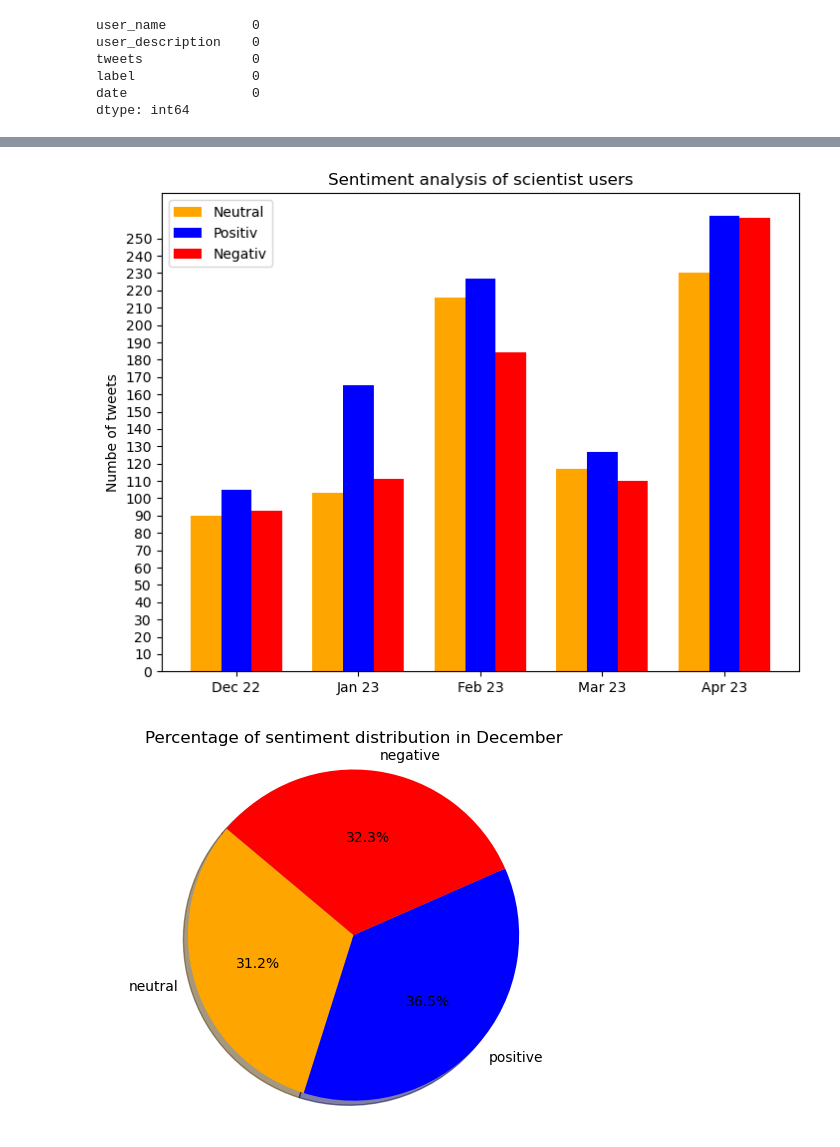
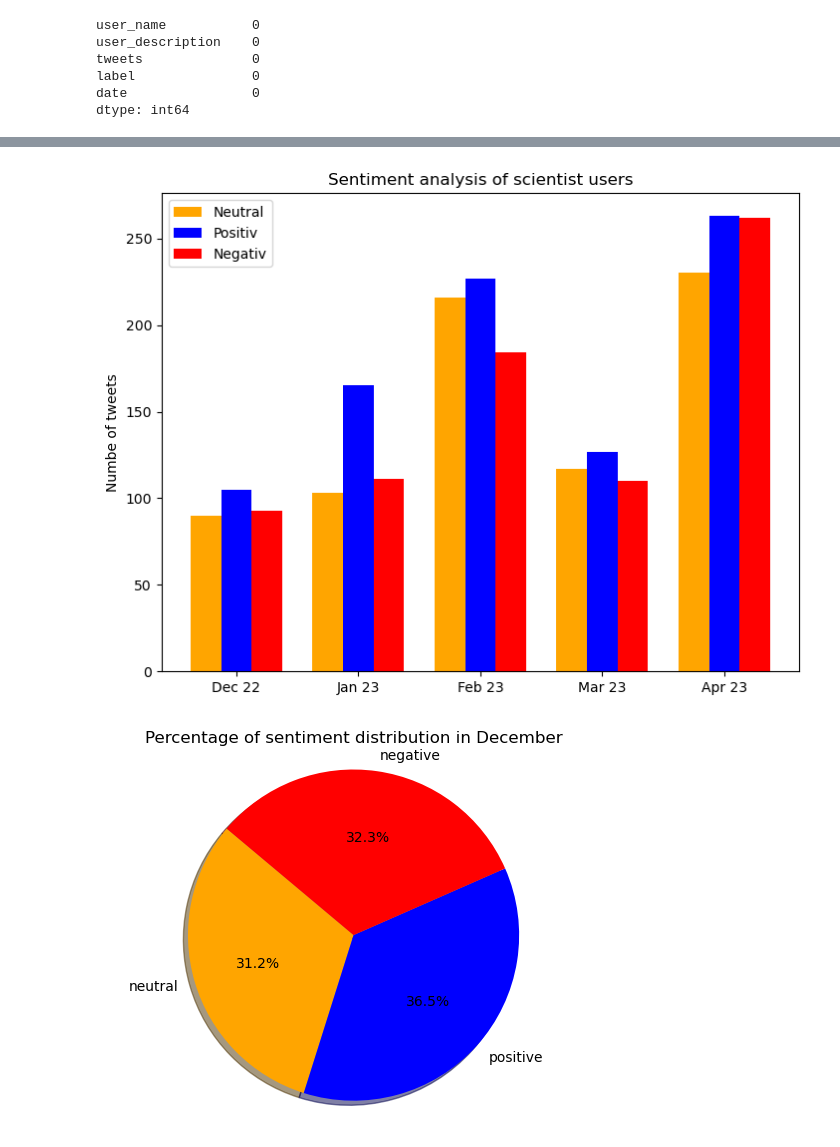
Before and after one commit to Ajkunas/computational-social-media, a Jupyter notebook: scientists_analysis.ipynb, the cells around one changed output, grey strips where cells are left out. Drawn from its saved outputs; the diff is of its cells as text; code cells hidden in the pictures.

```diff
--- a/scientists_analysis.ipynb
+++ b/scientists_analysis.ipynb
@@ -774,24 +652,24 @@ Name: label, dtype: int64
 # %%
 import numpy as np
 import matplotlib.pyplot as plt
 
 data = [[90, 103, 216, 117, 230], #neutral
 [105, 165, 227, 127, 263], #positiv
 [93, 111, 184, 110, 262]] #negativ
 X = np.arange(5)
 fig = plt.figure()
 ax = fig.add_axes([0,0,1,1])
 ax.bar(X - 0.25, data[0], color = 'orange', width = 0.25)
 ax.bar(X , data[1], color = 'b', width = 0.25)
 ax.bar(X + 0.25, data[2], color = 'r', width = 0.25)
 ax.set_ylabel('Numbe of tweets')
 ax.set_title('Sentiment analysis of scientist users')
 ax.set_xticks(X, ('Dec 22', 'Jan 23', 'Feb 23', 'Mar 23', 'Apr 23'))
-ax.set_yticks(np.arange(0, 260, 10))
+ax.set_yticks(np.arange(0, 260, 50))
 ax.legend(labels=['Neutral', 'Positiv', 'Negativ'])
 plt.show()
 # %% [output]
-[figure, old version]
+[figure, new version]
 # %%
 labels = ['neutral', 'positive', 'negative']
 sizes = [data[0][0], data[1][0], data[2][0]]
```
Also changed, not shown: parts of 33 cells of this notebook, 4 other files.
